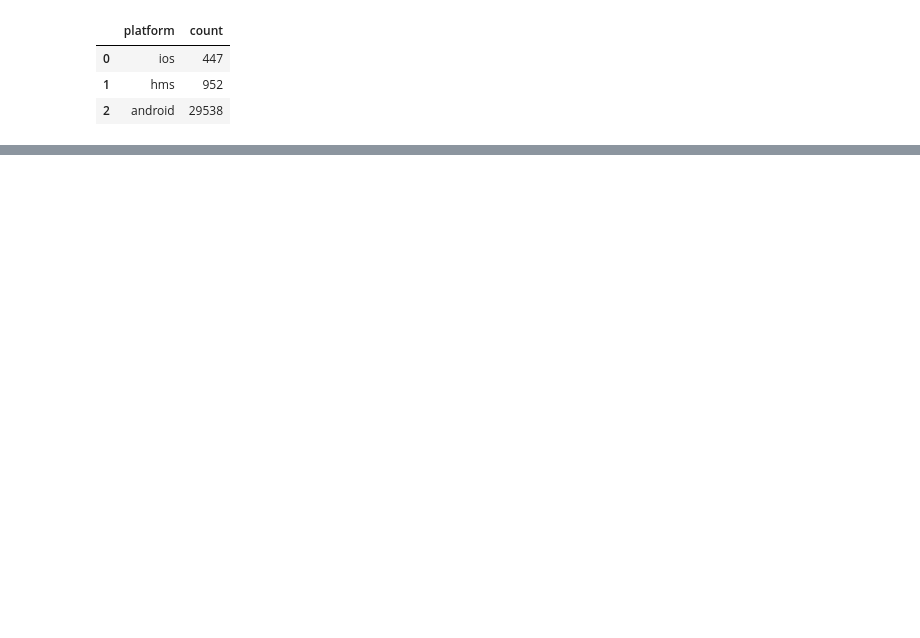
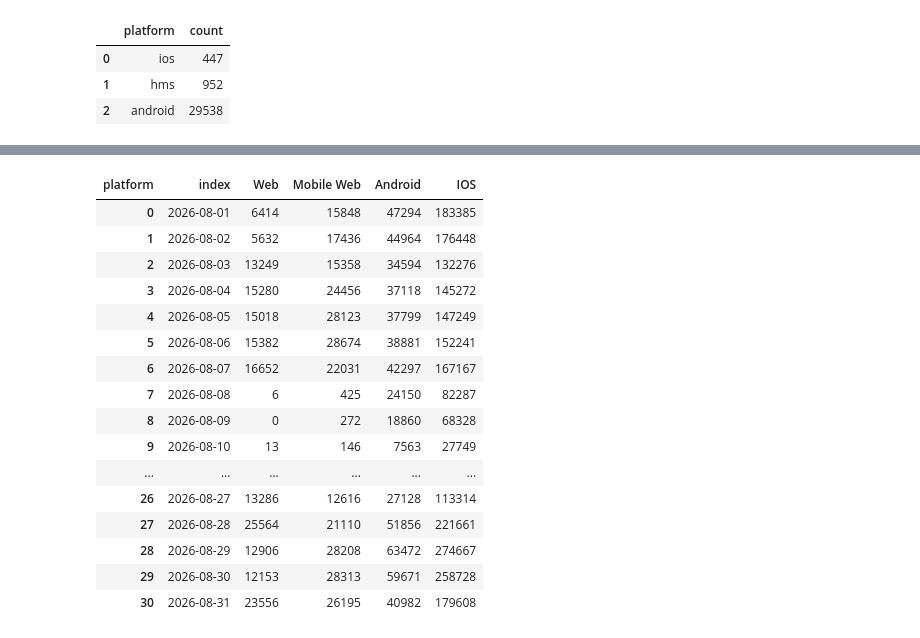
Before and after one commit to lenaopr/2026_09, a Jupyter notebook: 2026_09_21/LSLS/LSLS.ipynb, the cells around one changed output, grey strips where cells are left out. Drawn from its saved outputs; the diff is of its cells as text; code cells hidden in the pictures; blank space fills up the shorter version.

```diff
--- a/2026_09_21/LSLS/LSLS.ipynb
+++ b/2026_09_21/LSLS/LSLS.ipynb
@@ -331,0 +240,57 @@ df_big_query_3
+# %%
+# 3. Daily Theme Listing Impressions   hv date, group by devices
+
+sql = f"""
+    select date(time) as querydate, platform, count(1) as count
+    from `openrice-production.ORGA.PV_{year}{str_month}*`
+    WHERE (
+        LOWER(EventAction) = 'view.sr1.promotion'
+        AND (
+            (LOWER(EventLabelRaw) LIKE '%lms2%') or (LOWER(EventLabelRaw) LIKE '%promotionid:13%')
+            )
+        )
+    group by platform, querydate
+    """
+
+
+df_big_query_6 = client.query(sql).result().to_dataframe()
+
+pivoted_df = df_big_query_6.pivot(index='querydate', columns='platform', values='count')
+pivoted_df = pivoted_df.fillna(0)
+pivoted_df["Web"]=pivoted_df["desktop"]
+pivoted_df["Mobile Web"]=pivoted_df["mobile"]
+try:
+    pivoted_df["Android"]=pivoted_df["android"]+pivoted_df["hms"]
+except:
+    pivoted_df["Android"]=pivoted_df["android"]
+
+pivoted_df["IOS"]=pivoted_df["ios"]
+pivoted_df =pivoted_df[["Web","Mobile Web","Android","IOS"]]
+
+pivoted_df.index.name = None
+pivoted_df.reset_index(inplace=True)
+
+pivoted_df
+# with pd.ExcelWriter(excel_name, engine="openpyxl", mode="a", if_sheet_exists="overlay") as writer:
+# #     book = load_workbook(excel_name)
+# #     writer.book = book
+# #     writer.sheets = dict((ws.title, ws) for ws in book.worksheets)
+#     pivoted_df.to_excel(writer, sheet_name='reduction of salt.sugar', startrow=7, header=None, index=False)
+# %% [output]
+| platform | index | Web | Mobile Web | Android | IOS |
+| 0 | 2026-08-01 | 6414 | 15848 | 47294 | 183385 |
+| 1 | 2026-08-02 | 5632 | 17436 | 44964 | 176448 |
+| 2 | 2026-08-03 | 13249 | 15358 | 34594 | 132276 |
+| 3 | 2026-08-04 | 15280 | 24456 | 37118 | 145272 |
+| 4 | 2026-08-05 | 15018 | 28123 | 37799 | 147249 |
+| 5 | 2026-08-06 | 15382 | 28674 | 38881 | 152241 |
+| 6 | 2026-08-07 | 16652 | 22031 | 42297 | 167167 |
+| 7 | 2026-08-08 | 6 | 425 | 24150 | 82287 |
+| 8 | 2026-08-09 | 0 | 272 | 18860 | 68328 |
+| 9 | 2026-08-10 | 13 | 146 | 7563 | 27749 |
+| ... | ... | ... | ... | ... | ... |
+| 26 | 2026-08-27 | 13286 | 12616 | 27128 | 113314 |
+| 27 | 2026-08-28 | 25564 | 21110 | 51856 | 221661 |
+| 28 | 2026-08-29 | 12906 | 28208 | 63472 | 274667 |
+| 29 | 2026-08-30 | 12153 | 28313 | 59671 | 258728 |
+| 30 | 2026-08-31 | 23556 | 26195 | 40982 | 179608 |
```
Also changed, not shown: parts of 14 cells of this notebook, 8 other files.
